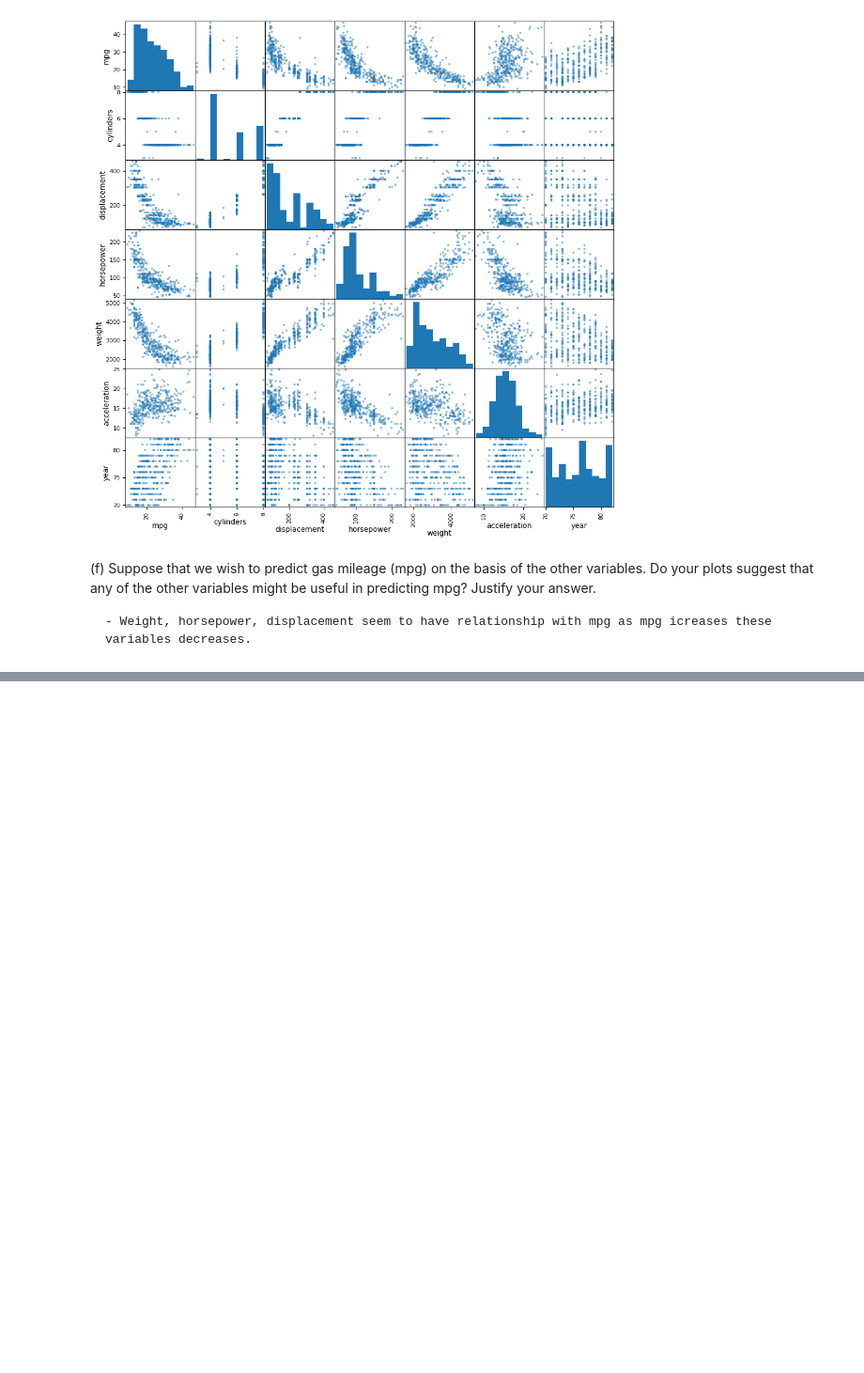
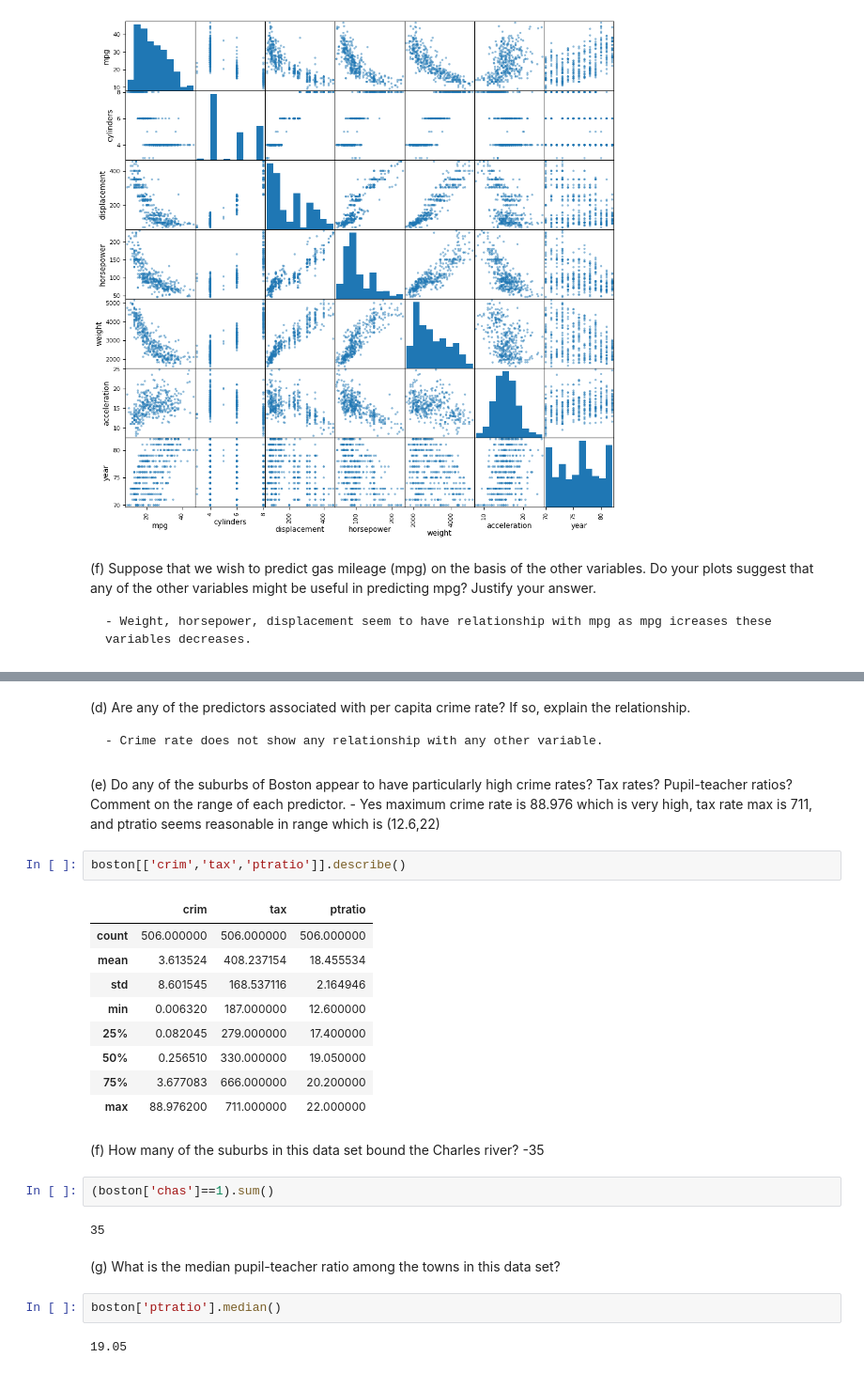
Before and after one commit to Cyclops9/ISL-Answers, a Jupyter notebook: Ch02-statlearn-applied.ipynb, the cells around one changed output, grey strips where cells are left out. Shown at 94% size. Cells and saved outputs as stored; diff of their text form; blank space fills up the shorter version.

```diff
--- a/Ch02-statlearn-applied.ipynb
+++ b/Ch02-statlearn-applied.ipynb
@@ -305,0 +346,37 @@ answer.
+# %% [markdown]
+(d) Are any of the predictors associated with per capita crime rate?
+If so, explain the relationship.
+
+    - Crime rate does not show any relationship with any other variable.
+# %% [markdown]
+(e) Do any of the suburbs of Boston appear to have particularly
+high crime rates? Tax rates? Pupil-teacher ratios? Comment on
+the range of each predictor.
+    - Yes maximum crime rate is 88.976 which is very high, tax rate max is 711, and ptratio seems reasonable in range which is (12.6,22)
+# %%
+boston[['crim','tax','ptratio']].describe()
+# %% [output]
+|  | crim | tax | ptratio |
+| count | 506.000000 | 506.000000 | 506.000000 |
+| mean | 3.613524 | 408.237154 | 18.455534 |
+| std | 8.601545 | 168.537116 | 2.164946 |
+| min | 0.006320 | 187.000000 | 12.600000 |
+| 25% | 0.082045 | 279.000000 | 17.400000 |
+| 50% | 0.256510 | 330.000000 | 19.050000 |
+| 75% | 3.677083 | 666.000000 | 20.200000 |
+| max | 88.976200 | 711.000000 | 22.000000 |
+# %% [markdown]
+(f) How many of the suburbs in this data set bound the Charles
+river?
+-35
+# %%
+(boston['chas']==1).sum()
+# %% [output]
+35
+# %% [markdown]
+(g) What is the median pupil-teacher ratio among the towns in this
+data set?
+# %%
+boston['ptratio'].median()
+# %% [output]
+19.05
```
Also changed, not shown: parts of 12 cells of this notebook.
